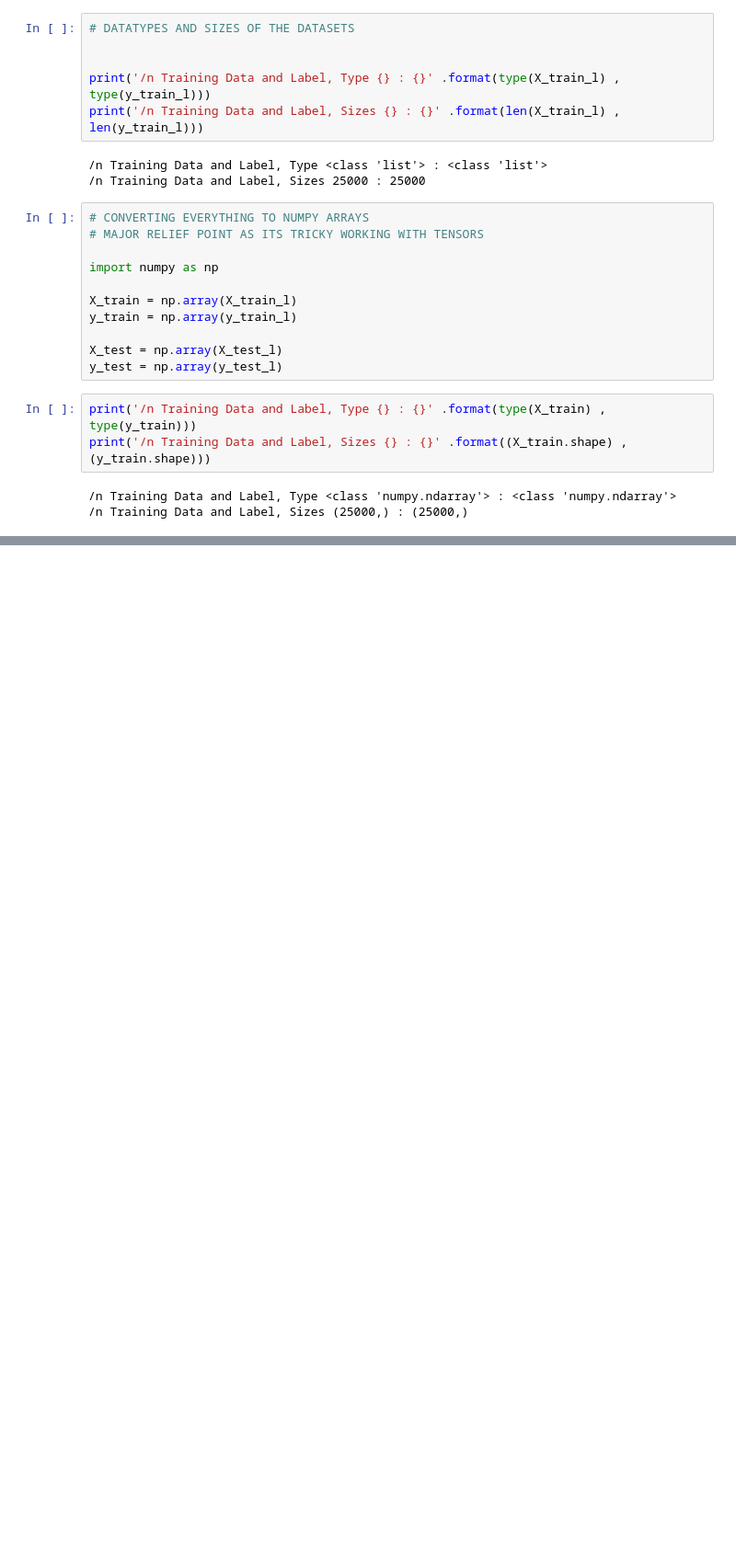
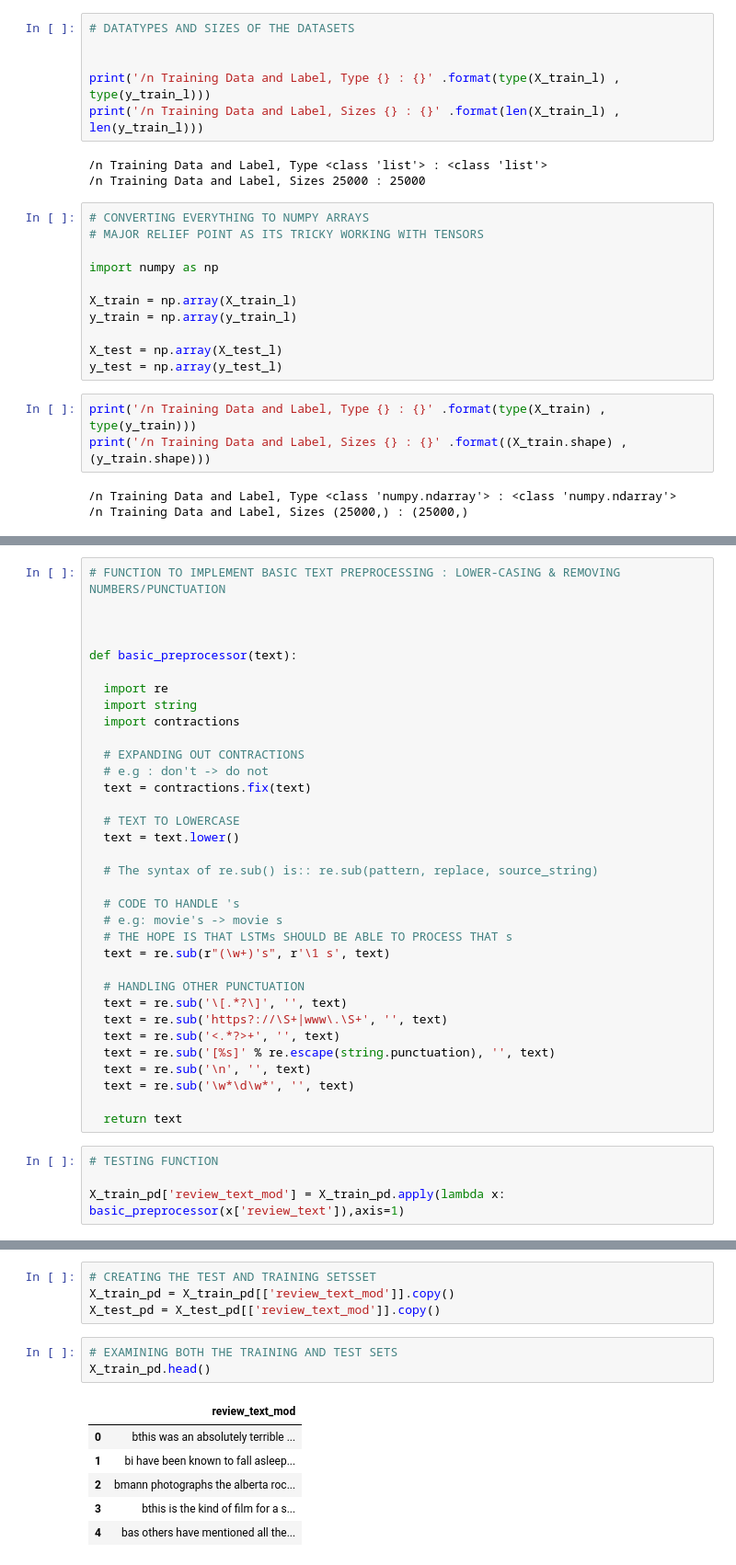
Before and after one commit to DipakBagal/Sentiment-Analysis-UserReviews, a Jupyter notebook: IMDB_Reviews_DeepLearning_(v2).ipynb, the cells around one changed output, grey strips where cells are left out. Shown at 92% size. Drawn from its saved outputs; the diff is of its cells as text; blank space fills up the shorter version.

```diff
--- a/IMDB_Reviews_DeepLearning_(v2).ipynb
+++ b/IMDB_Reviews_DeepLearning_(v2).ipynb
@@ -91,0 +140,38 @@ print('/n Training Data and Label, Sizes {} : {}' .format((X_train.shape) , (y_t
+# %%
+# FUNCTION TO IMPLEMENT BASIC TEXT PREPROCESSING : LOWER-CASING & REMOVING NUMBERS/PUNCTUATION
+
+
+
+def basic_preprocessor(text):
+
+  import re
+  import string
+  import contractions
+
+  # EXPANDING OUT CONTRACTIONS
+  # e.g : don't -> do not
+  text = contractions.fix(text)
+
+  # TEXT TO LOWERCASE
+  text = text.lower()
+
+  # The syntax of re.sub() is:: re.sub(pattern, replace, source_string)
+
+  # CODE TO HANDLE 's
+  # e.g: movie's -> movie s
+  # THE HOPE IS THAT LSTMs SHOULD BE ABLE TO PROCESS THAT s
+  text = re.sub(r"(\w+)'s", r'\1 s', text)
+
+  # HANDLING OTHER PUNCTUATION
+  text = re.sub('\[.*?\]', '', text)
+  text = re.sub('https?://\S+|www\.\S+', '', text)
+  text = re.sub('<.*?>+', '', text)
+  text = re.sub('[%s]' % re.escape(string.punctuation), '', text)
+  text = re.sub('\n', '', text)
+  text = re.sub('\w*\d\w*', '', text)
+
+  return text
+# %%
+# TESTING FUNCTION
+
+X_train_pd['review_text_mod'] = X_train_pd.apply(lambda x: basic_preprocessor(x['review_text']),axis=1)
@@ -91,0 +206,14 @@ print('/n Training Data and Label, Sizes {} : {}' .format((X_train.shape) , (y_t
+# %%
+# CREATING THE TEST AND TRAINING SETSSET
+X_train_pd = X_train_pd[['review_text_mod']].copy()
+X_test_pd = X_test_pd[['review_text_mod']].copy()
+# %%
+# EXAMINING BOTH THE TRAINING AND TEST SETS
+X_train_pd.head()
+# %% [output]
+|  | review_text_mod |
+| 0 | bthis was an absolutely terrible ... |
+| 1 | bi have been known to fall asleep... |
+| 2 | bmann photographs the alberta roc... |
+| 3 | bthis is the kind of film for a s... |
+| 4 | bas others have mentioned all the... |
```
Also changed, not shown: parts of 28 cells of this notebook.
